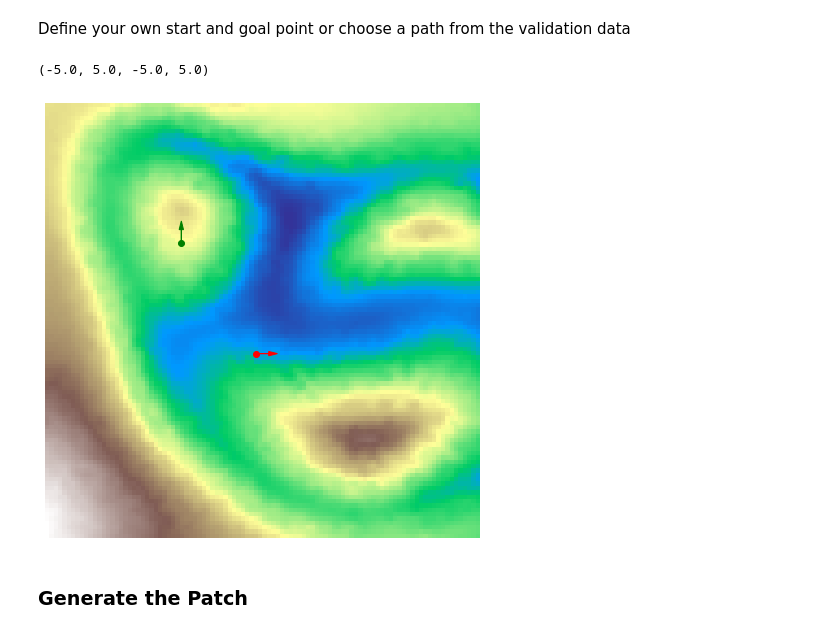
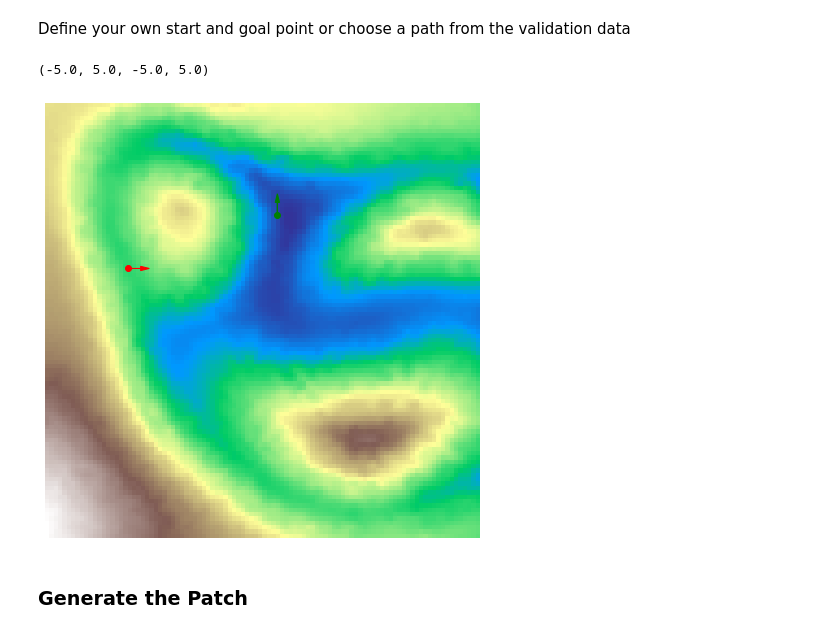
Before and after one commit to YeRongfeng/MPT, a Jupyter notebook: VisualizeTrajectories.ipynb, the cells around one changed output. Cells and saved outputs as stored; diff of their text form; code cells hidden in the pictures.

```diff
--- a/VisualizeTrajectories.ipynb
+++ b/VisualizeTrajectories.ipynb
@@ -111,38 +111,38 @@ ax.grid(True, alpha=0.3)
 Define your own start and goal point or choose a path from the validation data
 # %%
 # Plot the path
-pathNum = 413
+pathNum = 412
 path_file = osp.join(envFolder, f'path_{pathNum}.p')
 with open(path_file, 'rb') as f:
     path_data = pickle.load(f)
     trajectory = path_data['path']  # [N, 3]
 
 start_pos = trajectory[0, :]
 goal_pos = trajectory[-1, :]
 
 x = np.linspace(-5, 5, 100)
 y = np.linspace(-5, 5, 100)
 fig, ax = plt.subplots(1, 1, figsize=(8, 8))
 elevation_masked = np.ma.masked_invalid(elevation)
 im = ax.imshow(elevation_masked, extent=[-5, 5, -5, 5],
                 origin='lower', cmap='terrain', aspect='equal')
 ax.grid(True, alpha=0.3)
 ax.scatter(start_pos[0], start_pos[1], color='g', zorder=3)
 ax.scatter(goal_pos[0], goal_pos[1], color='r', zorder=3)
 # 绘制朝向
 arrow_scale = 0.3
 ax.arrow(start_pos[0], start_pos[1],
             np.cos(start_pos[2]) * arrow_scale,
             np.sin(start_pos[2]) * arrow_scale,
             head_width=0.1, head_length=0.2, fc='g', ec='g', zorder=3)
 ax.arrow(goal_pos[0], goal_pos[1],
             np.cos(goal_pos[2]) * arrow_scale,
             np.sin(goal_pos[2]) * arrow_scale,
             head_width=0.1, head_length=0.2, fc='r', ec='r', zorder=3)
 ax.axis('off')  # 关闭坐标轴
 # %% [output]
 (-5.0, 5.0, -5.0, 5.0)
-[figure, old version]
+[figure, new version]
 # %% [markdown]
 ### Generate the Patch
 # %%
```
Also changed, not shown: parts of 3 cells of this notebook, 5 other files.
